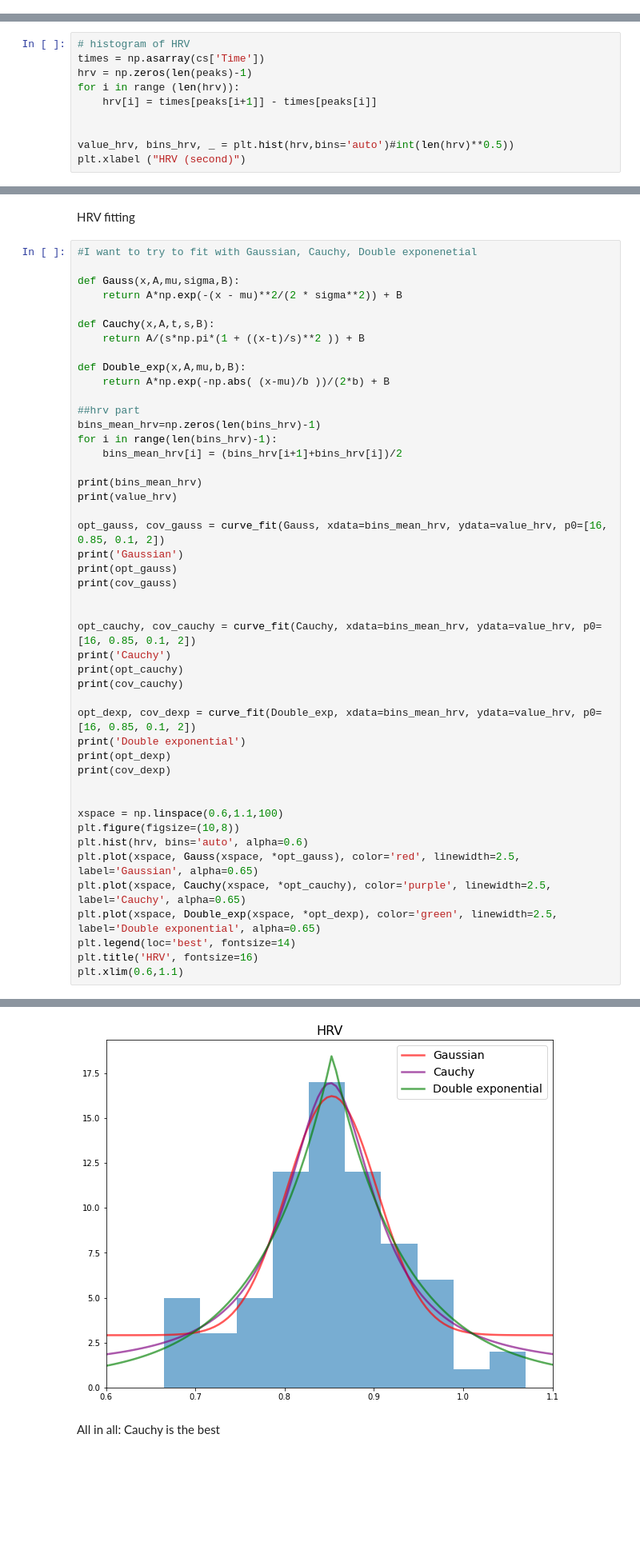
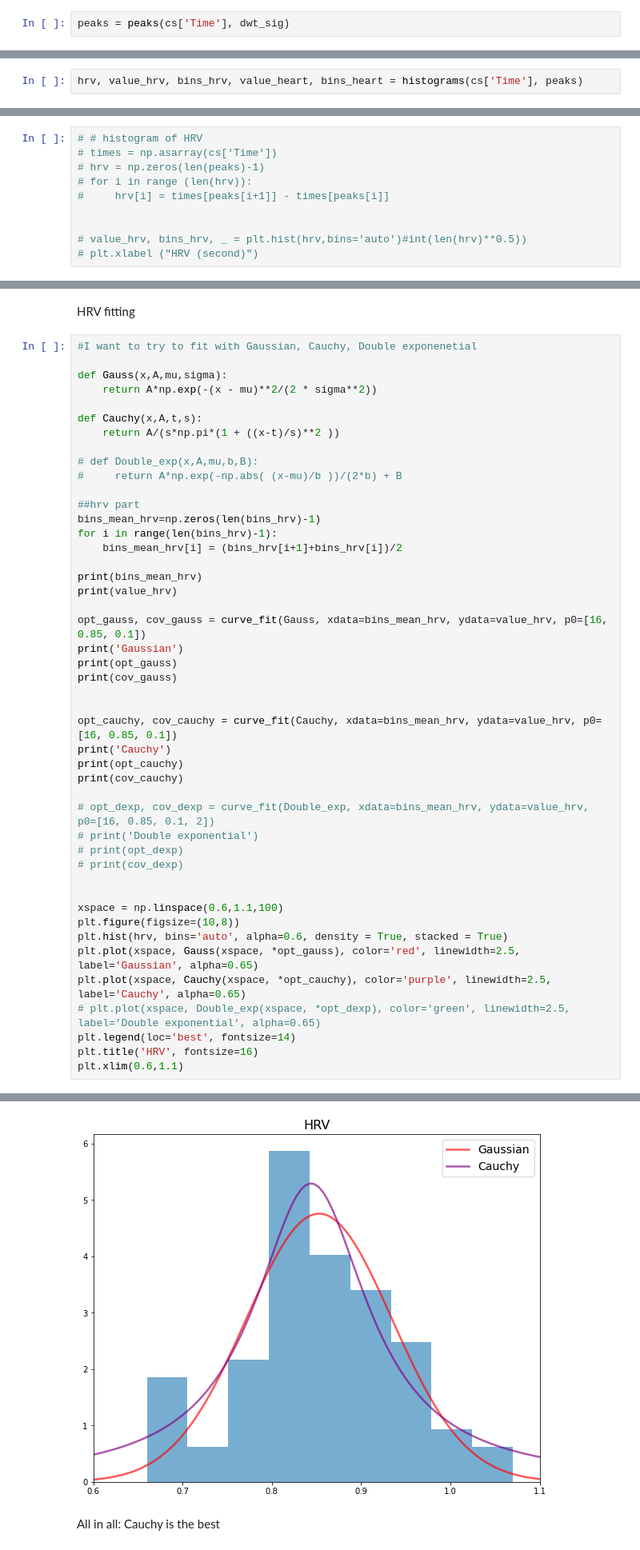
Before and after one commit to ericabrisigotti/heart_rate_estimation_LCP-A, a Jupyter notebook: Project_update 1.ipynb, the cells around one changed output, grey strips where cells are left out. Shown at 80% size. Saved outputs shown, nothing was run; the diff lists cells and outputs as text; blank space fills up the shorter version.

```diff
--- a/Project_update 1.ipynb
+++ b/Project_update 1.ipynb
@@ -972,0 +994,2 @@ plt.show()
+# %%
+peaks = peaks(cs['Time'], dwt_sig)
@@ -980,0 +1021,2 @@ BPM is 69.80126030053322
+# %%
+hrv, value_hrv, bins_hrv, value_heart, bins_heart = histograms(cs['Time'], peaks)
@@ -981,10 +1025,10 @@ BPM is 69.80126030053322
 # %%
-# histogram of HRV
-times = np.asarray(cs['Time'])
-hrv = np.zeros(len(peaks)-1)
-for i in range (len(hrv)):
-    hrv[i] = times[peaks[i+1]] - times[peaks[i]]
+# # histogram of HRV
+# times = np.asarray(cs['Time'])
+# hrv = np.zeros(len(peaks)-1)
+# for i in range (len(hrv)):
+#     hrv[i] = times[peaks[i+1]] - times[peaks[i]]
 
 
-value_hrv, bins_hrv, _ = plt.hist(hrv,bins='auto')#int(len(hrv)**0.5))
-plt.xlabel ("HRV (second)")
+# value_hrv, bins_hrv, _ = plt.hist(hrv,bins='auto')#int(len(hrv)**0.5))
+# plt.xlabel ("HRV (second)")
@@ -1007,14 +1047,14 @@ HRV fitting
 # %%
 #I want to try to fit with Gaussian, Cauchy, Double exponenetial
 
-def Gauss(x,A,mu,sigma,B):
-    return A*np.exp(-(x - mu)**2/(2 * sigma**2)) + B
+def Gauss(x,A,mu,sigma):
+    return A*np.exp(-(x - mu)**2/(2 * sigma**2))
 
-def Cauchy(x,A,t,s,B):
-    return A/(s*np.pi*(1 + ((x-t)/s)**2 )) + B
+def Cauchy(x,A,t,s):
+    return A/(s*np.pi*(1 + ((x-t)/s)**2 ))
 
-def Double_exp(x,A,mu,b,B):
-    return A*np.exp(-np.abs( (x-mu)/b ))/(2*b) + B
+# def Double_exp(x,A,mu,b,B):
+#     return A*np.exp(-np.abs( (x-mu)/b ))/(2*b) + B
 
 ##hrv part
 bins_mean_hrv=np.zeros(len(bins_hrv)-1)
@@ -1024,29 +1064,29 @@ for i in range(len(bins_hrv)-1):
 print(bins_mean_hrv)
 print(value_hrv)
 
-opt_gauss, cov_gauss = curve_fit(Gauss, xdata=bins_mean_hrv, ydata=value_hrv, p0=[16, 0.85, 0.1, 2])
+opt_gauss, cov_gauss = curve_fit(Gauss, xdata=bins_mean_hrv, ydata=value_hrv, p0=[16, 0.85, 0.1])
 print('Gaussian')
 print(opt_gauss)
 print(cov_gauss)
 
 
-opt_cauchy, cov_cauchy = curve_fit(Cauchy, xdata=bins_mean_hrv, ydata=value_hrv, p0=[16, 0.85, 0.1, 2])
+opt_cauchy, cov_cauchy = curve_fit(Cauchy, xdata=bins_mean_hrv, ydata=value_hrv, p0=[16, 0.85, 0.1])
 print('Cauchy')
 print(opt_cauchy)
 print(cov_cauchy)
 
-opt_dexp, cov_dexp = curve_fit(Double_exp, xdata=bins_mean_hrv, ydata=value_hrv, p0=[16, 0.85, 0.1, 2])
-print('Double exponential')
-print(opt_dexp)
-print(cov_dexp)
+# opt_dexp, cov_dexp = curve_fit(Double_exp, xdata=bins_mean_hrv, ydata=value_hrv, p0=[16, 0.85, 0.1, 2])
+# print('Double exponential')
+# print(opt_dexp)
+# print(cov_dexp)
 
 
 xspace = np.linspace(0.6,1.1,100)
 plt.figure(figsize=(10,8))
-plt.hist(hrv, bins='auto', alpha=0.6)
+plt.hist(hrv, bins='auto', alpha=0.6, density = True, stacked = True)
 plt.plot(xspace, Gauss(xspace, *opt_gauss), color='red', linewidth=2.5, label='Gaussian', alpha=0.65)
 plt.plot(xspace, Cauchy(xspace, *opt_cauchy), color='purple', linewidth=2.5, label='Cauchy', alpha=0.65)
-plt.plot(xspace, Double_exp(xspace, *opt_dexp), color='green', linewidth=2.5, label='Double exponential', alpha=0.65)
+# plt.plot(xspace, Double_exp(xspace, *opt_dexp), color='green', linewidth=2.5, label='Double exponential', alpha=0.65)
 plt.legend(loc='best', fontsize=14)
 plt.title('HRV', fontsize=16)
 plt.xlim(0.6,1.1)
@@ -1071,5 +1108,5 @@ Cauchy
 (0.6, 1.1)
-[figure, old version]
+[figure, new version]
 # %% [markdown]
 All in all: Cauchy is the best
 # %% [markdown]
```
Also changed, not shown: parts of 22 cells of this notebook.
